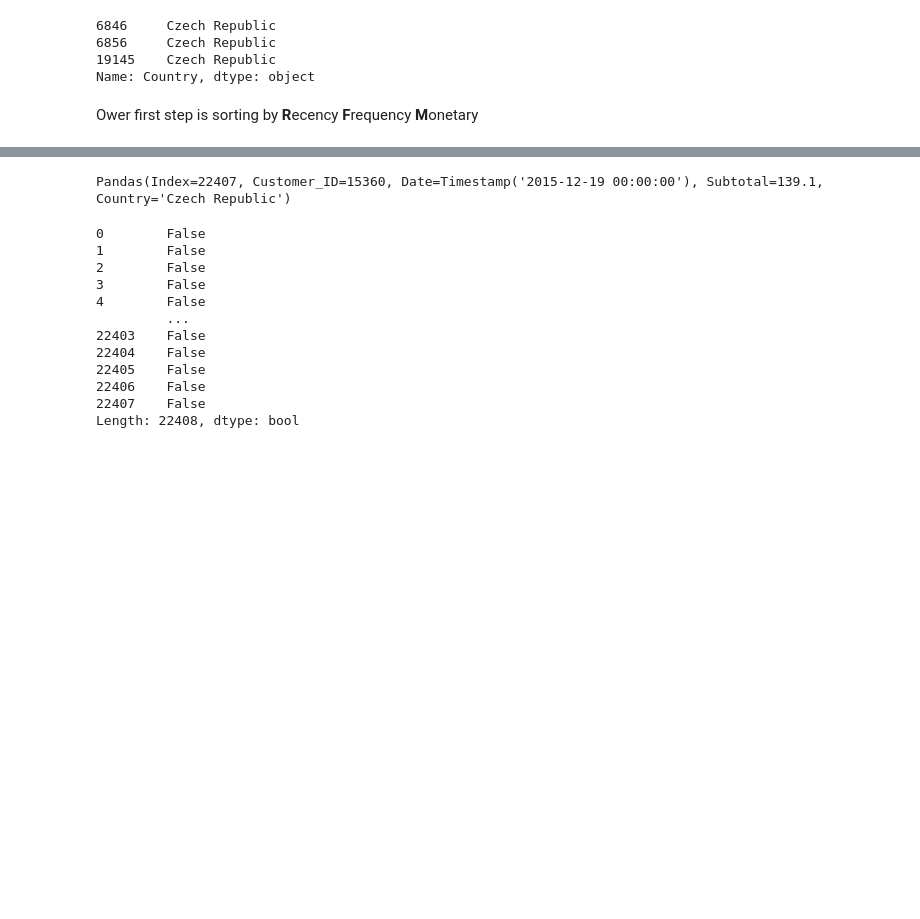
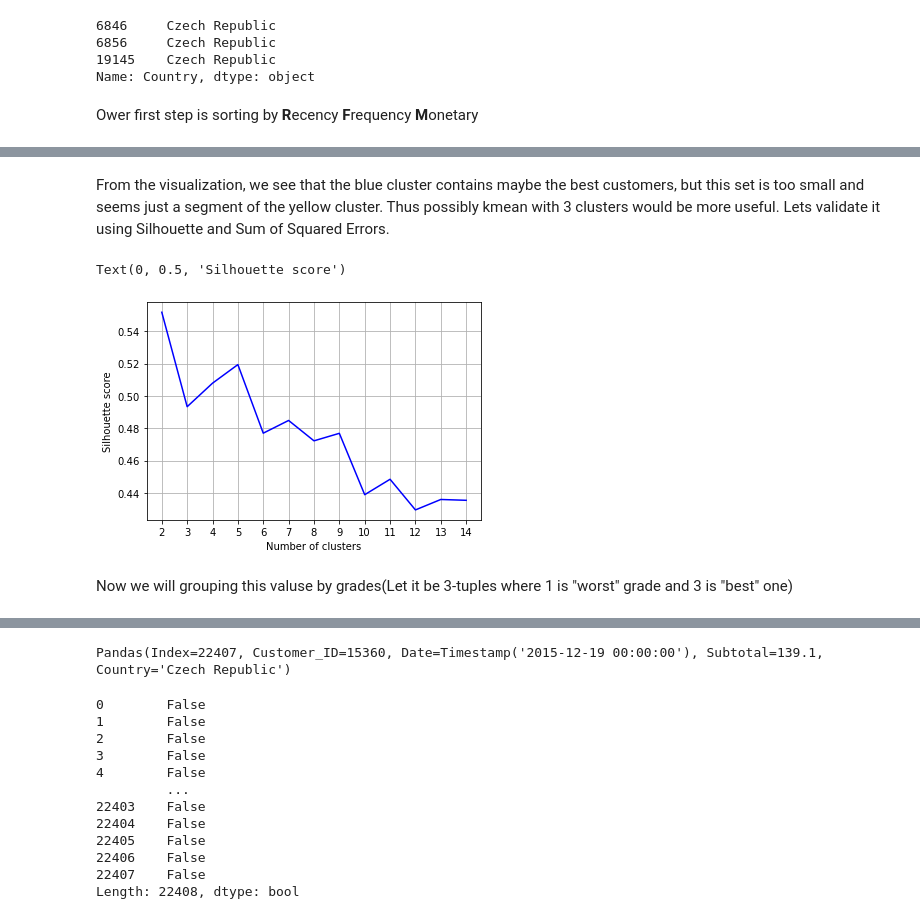
Before and after one commit to ExitNot/Data_Mining-BIE-VZD, a Jupyter notebook: 03/homework_03_B201.ipynb, the cells around one changed output, grey strips where cells are left out. Cells and saved outputs as stored; diff of their text form; code cells hidden in the pictures; blank space fills up the shorter version.

Commit message:
finish with Silhouette

```diff
--- a/03/homework_03_B201.ipynb
+++ b/03/homework_03_B201.ipynb
@@ -141,0 +162,19 @@ rfm.rename(columns={'Date':'Recency',
+# %% [markdown]
+From the visualization, we see that the blue cluster contains maybe the best customers, but this set is too small and seems just a segment of the yellow cluster. Thus possibly kmean with 3 clusters would be more useful. Lets validate it using Silhouette and Sum of Squared Errors.
+# %%
+scores = []
+for i in range(2, 15):
+    kmeans = KMeans(n_clusters=i, random_state=0).fit(rfm)
+    score = silhouette_score(rfm, kmeans.labels_)
+    scores.append(score)
+
+plt.plot( range(2, 15), scores, c='blue' )
+plt.grid()
+plt.xlabel('Number of clusters')
+plt.xticks(np.arange(2, 15, step=1))
+plt.ylabel('Silhouette score')
+# %% [output]
+Text(0, 0.5, 'Silhouette score')
+[figure, added]
+# %% [markdown]
+Now we will grouping this valuse by grades(Let it be 3-tuples where 1 is "worst" grade and 3 is "best" one)
```
Also changed, not shown: parts of 8 cells of this notebook.
